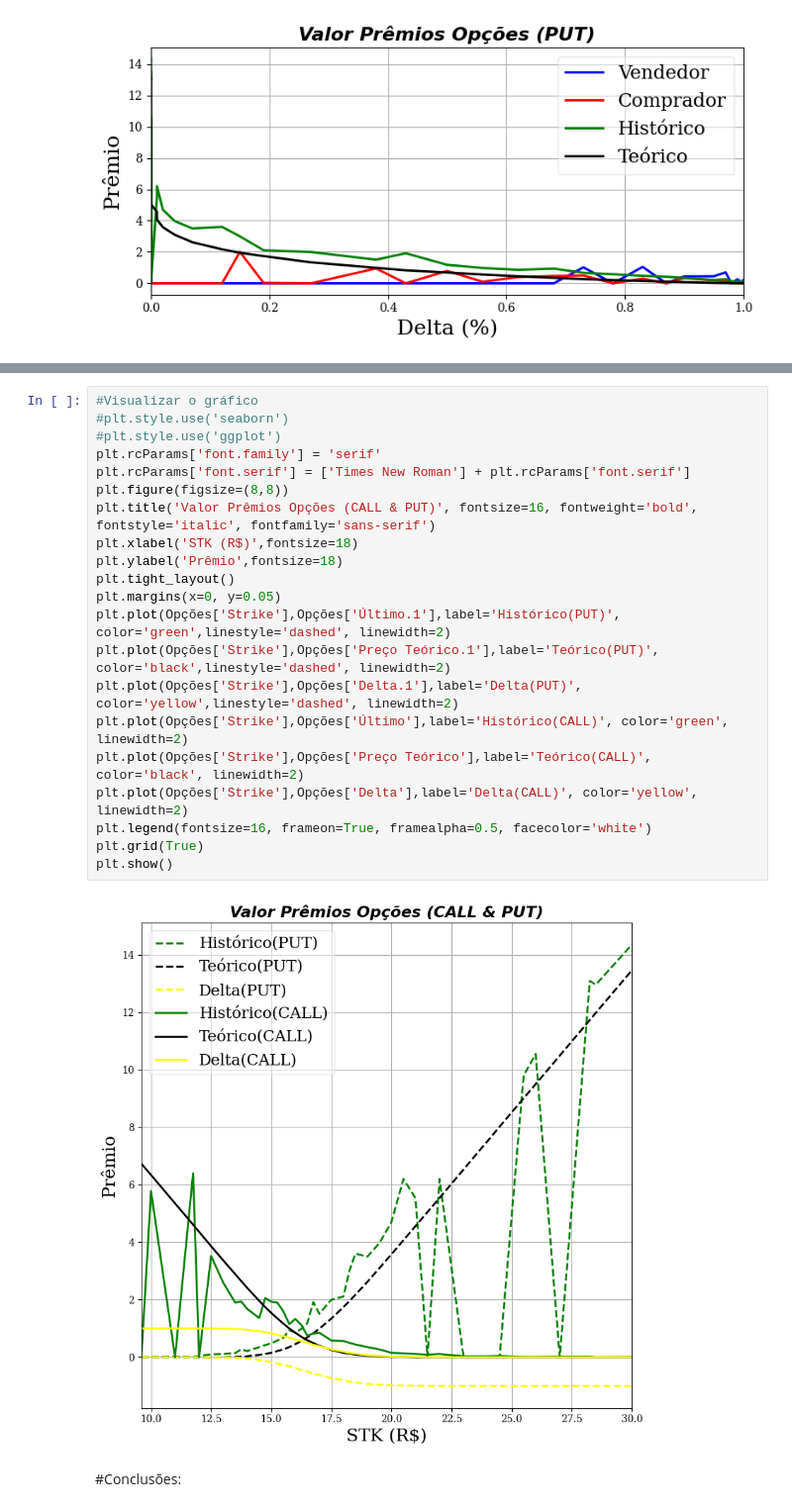
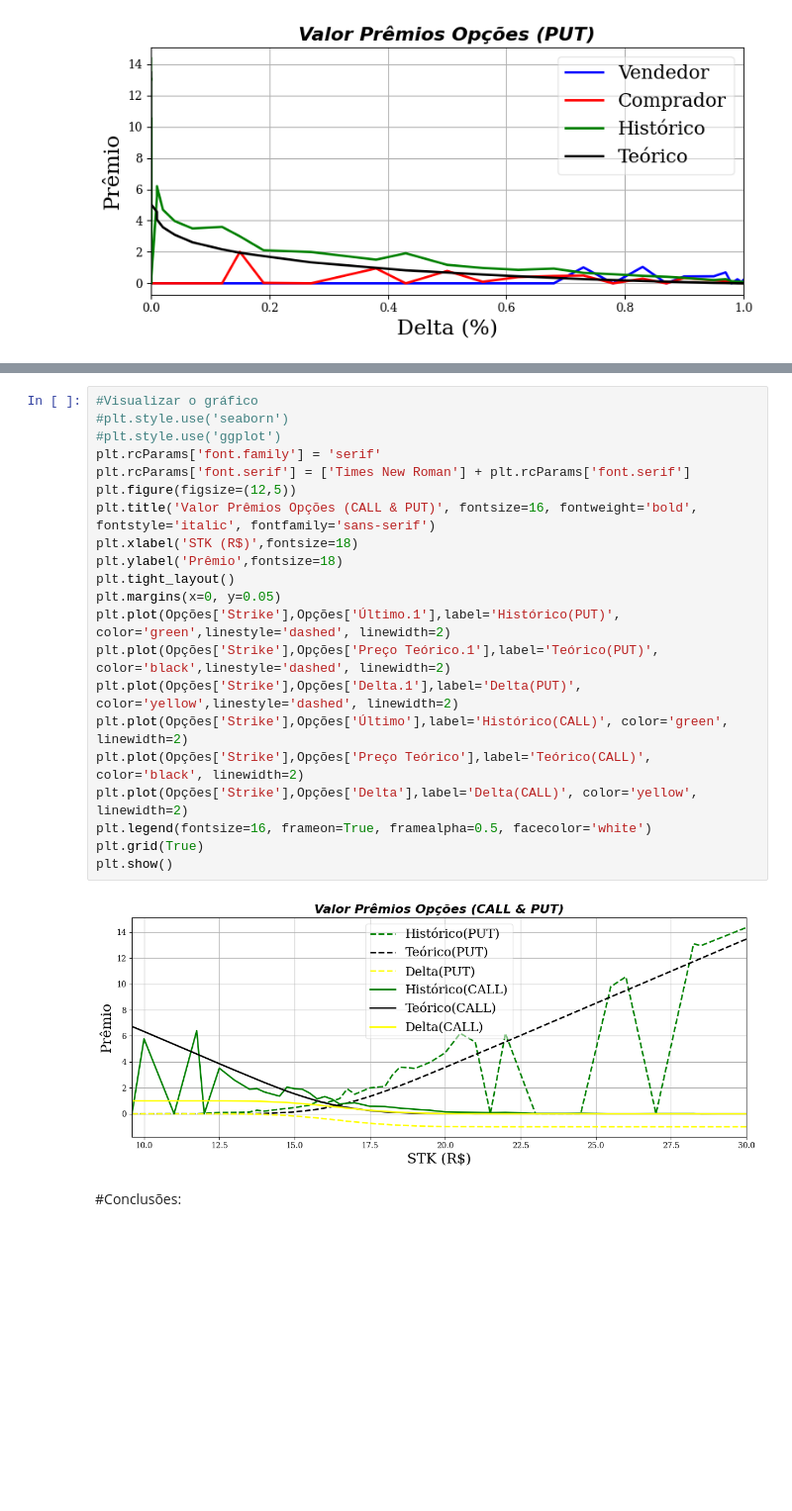
Before and after one commit to facklen/python_para_investimentos, a Jupyter notebook: Análise_Opção_NTCO3.ipynb, the cells around one changed output, grey strips where cells are left out. Shown at 99% size. Drawn from its saved outputs; the diff is of its cells as text; blank space fills up the shorter version.

```diff
--- a/Análise_Opção_NTCO3.ipynb
+++ b/Análise_Opção_NTCO3.ipynb
@@ -256,26 +256,26 @@ plt.show()
 # %%
 #Visualizar o gráfico
 #plt.style.use('seaborn')
 #plt.style.use('ggplot')
 plt.rcParams['font.family'] = 'serif'
 plt.rcParams['font.serif'] = ['Times New Roman'] + plt.rcParams['font.serif']
-plt.figure(figsize=(8,8))
+plt.figure(figsize=(12,5))
 plt.title('Valor Prêmios Opções (CALL & PUT)', fontsize=16, fontweight='bold', fontstyle='italic', fontfamily='sans-serif')
 plt.xlabel('STK (R$)',fontsize=18)
 plt.ylabel('Prêmio',fontsize=18)
 plt.tight_layout()
 plt.margins(x=0, y=0.05)
 plt.plot(Opções['Strike'],Opções['Último.1'],label='Histórico(PUT)', color='green',linestyle='dashed', linewidth=2)
 plt.plot(Opções['Strike'],Opções['Preço Teórico.1'],label='Teórico(PUT)', color='black',linestyle='dashed', linewidth=2)
 plt.plot(Opções['Strike'],Opções['Delta.1'],label='Delta(PUT)', color='yellow',linestyle='dashed', linewidth=2)
 plt.plot(Opções['Strike'],Opções['Último'],label='Histórico(CALL)', color='green', linewidth=2)
 plt.plot(Opções['Strike'],Opções['Preço Teórico'],label='Teórico(CALL)', color='black', linewidth=2)
 plt.plot(Opções['Strike'],Opções['Delta'],label='Delta(CALL)', color='yellow', linewidth=2)
 plt.legend(fontsize=16, frameon=True, framealpha=0.5, facecolor='white')
 plt.grid(True)
 plt.show()
 # %% [output]
-[figure, old version]
+[figure, new version]
 # %% [markdown]
 #Conclusões:
 # %%
```
Also changed, not shown: parts of 11 cells of this notebook.
